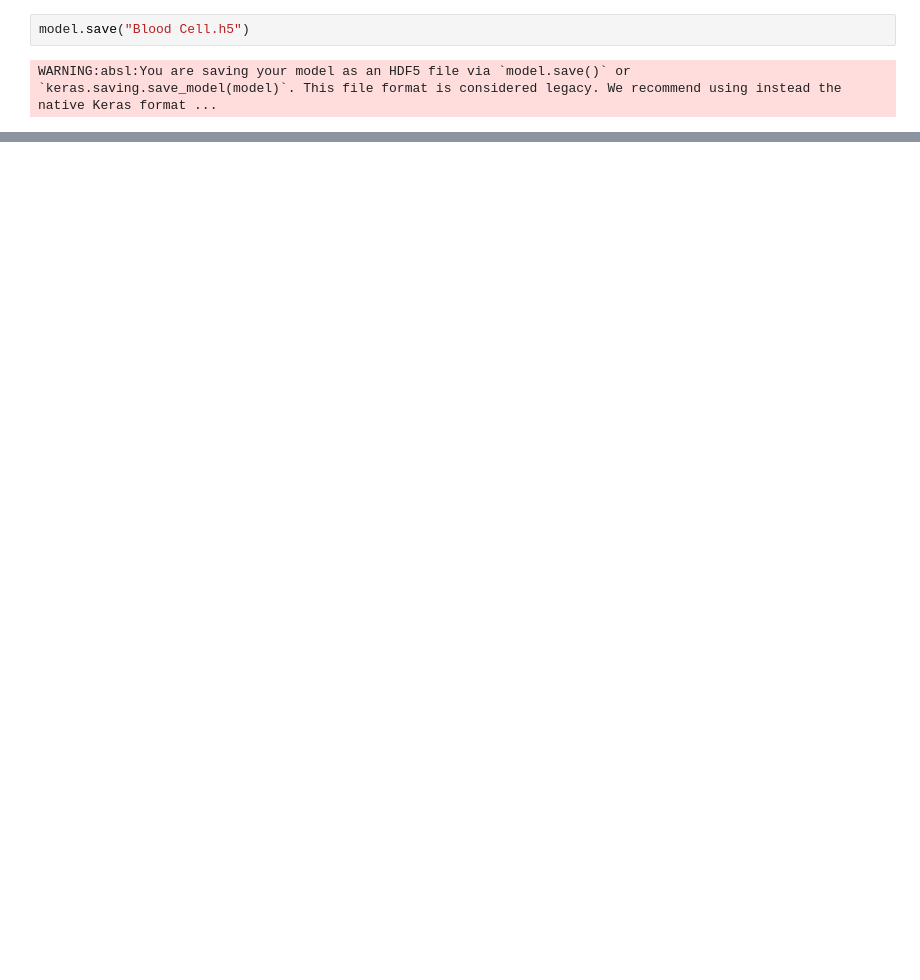
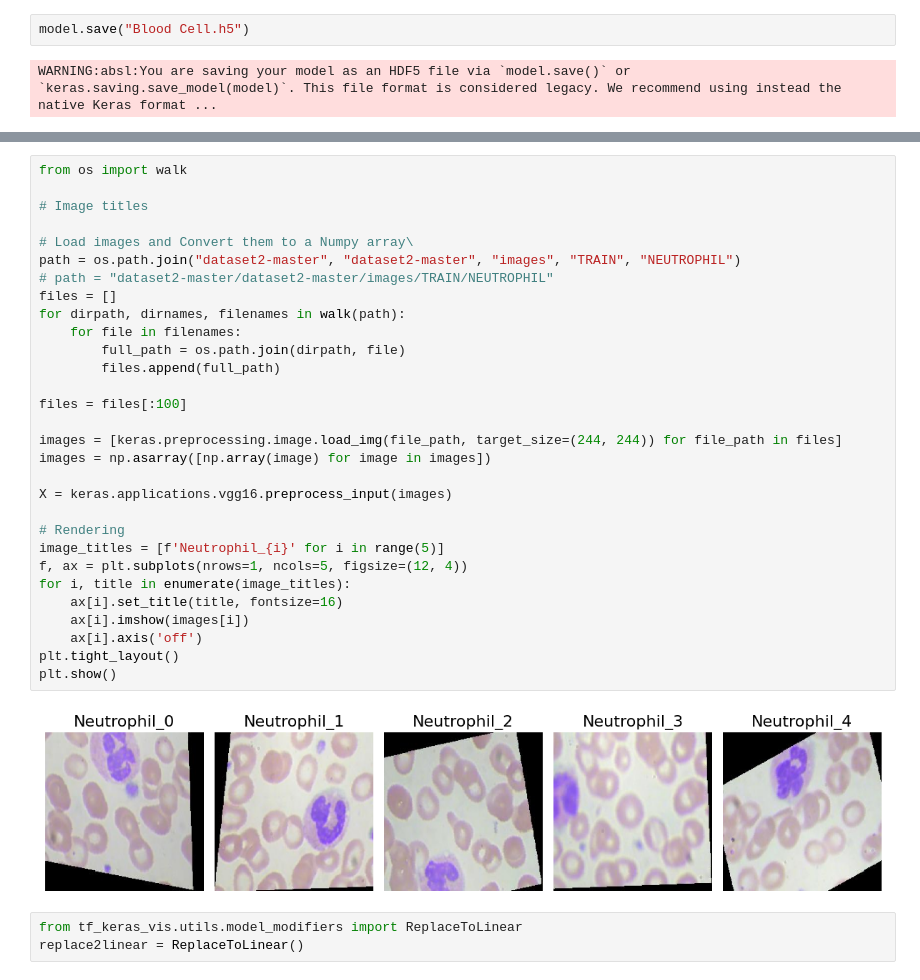
Before and after one commit to Drock54651/ML-4622-Project, a Jupyter notebook: blood-cell-images-using-cnn-model-98-5.ipynb, the cells around one changed output, grey strips where cells are left out. Cells and saved outputs as stored; diff of their text form; blank space fills up the shorter version.

```diff
--- a/blood-cell-images-using-cnn-model-98-5.ipynb
+++ b/blood-cell-images-using-cnn-model-98-5.ipynb
@@ -341,0 +351,35 @@ plt.show()
+# %%
+from os import walk
+
+# Image titles
+
+# Load images and Convert them to a Numpy array\
+path = os.path.join("dataset2-master", "dataset2-master", "images", "TRAIN", "NEUTROPHIL")
+# path = "dataset2-master/dataset2-master/images/TRAIN/NEUTROPHIL"
+files = []
+for dirpath, dirnames, filenames in walk(path):
+    for file in filenames:
+        full_path = os.path.join(dirpath, file)
+        files.append(full_path)
+
+files = files[:100]
+
+images = [keras.preprocessing.image.load_img(file_path, target_size=(244, 244)) for file_path in files]
+images = np.asarray([np.array(image) for image in images])
+
+X = keras.applications.vgg16.preprocess_input(images)
+
+# Rendering
+image_titles = [f'Neutrophil_{i}' for i in range(5)]
+f, ax = plt.subplots(nrows=1, ncols=5, figsize=(12, 4))
+for i, title in enumerate(image_titles):
+    ax[i].set_title(title, fontsize=16)
+    ax[i].imshow(images[i])
+    ax[i].axis('off')
+plt.tight_layout()
+plt.show()
+# %% [output]
+[figure, added]
+# %%
+from tf_keras_vis.utils.model_modifiers import ReplaceToLinear
+replace2linear = ReplaceToLinear()
```
Also changed, not shown: parts of 13 cells of this notebook.
